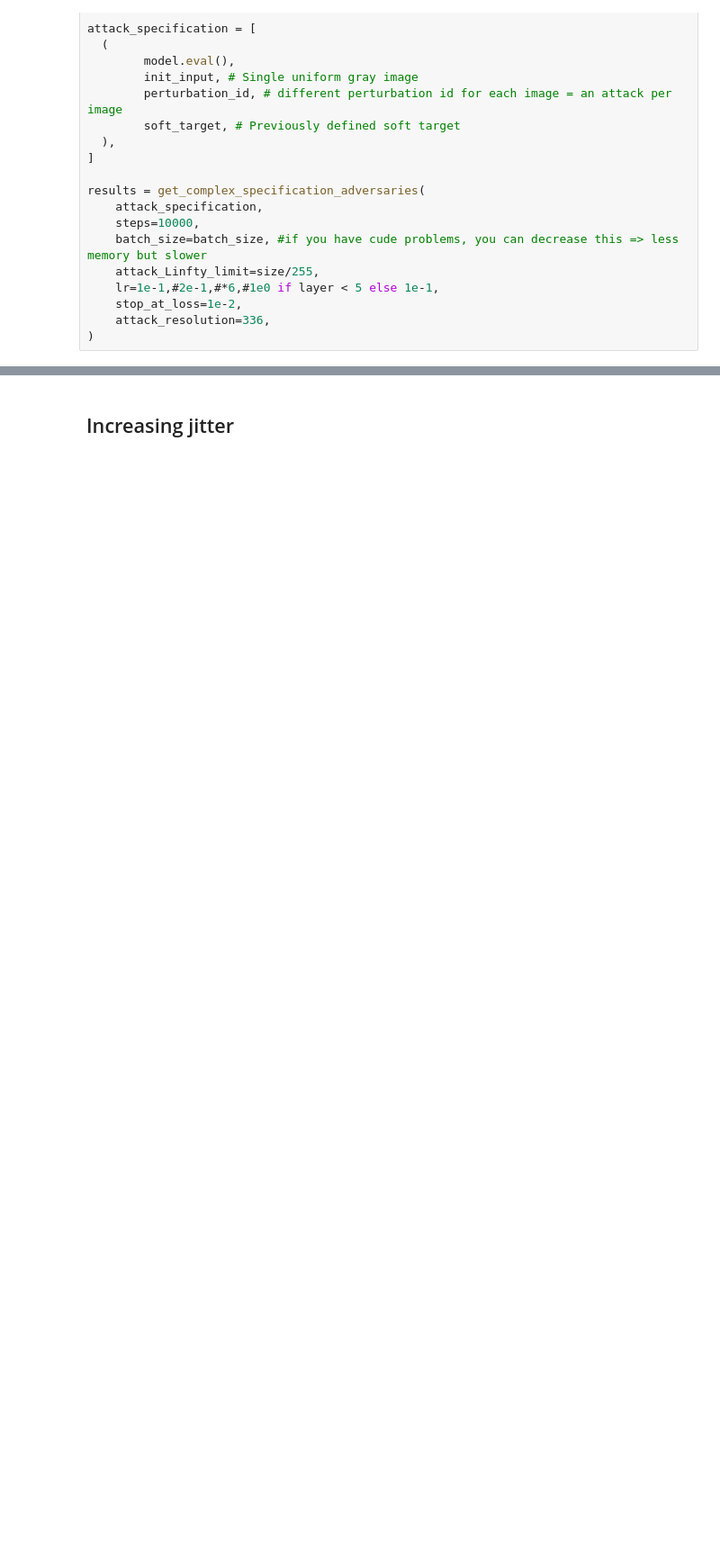
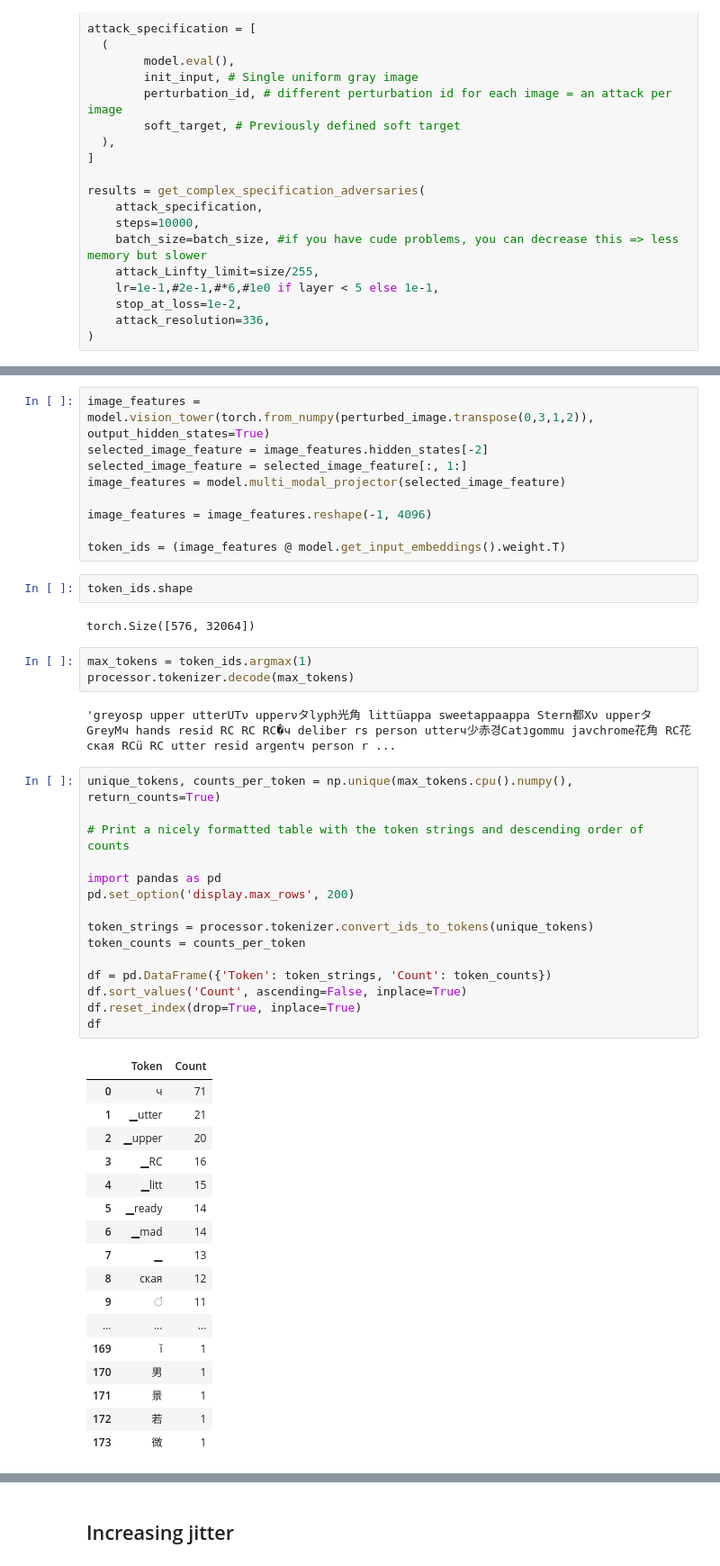
Before and after one commit to kryjak/Pivotal_project, a Jupyter notebook: image_augmentation_poc.ipynb, the cells around one changed output, grey strips where cells are left out. Shown at 90% size. Saved outputs shown, nothing was run; the diff lists cells and outputs as text; blank space fills up the shorter version.

```diff
--- a/multi_resolution_augmentation_poc.ipynb
+++ b/image_augmentation_poc.ipynb
@@ -492,0 +554,51 @@ plt.imshow(perturbed_image[0])
+# %%
+image_features = model.vision_tower(torch.from_numpy(perturbed_image.transpose(0,3,1,2)), output_hidden_states=True)
+selected_image_feature = image_features.hidden_states[-2]
+selected_image_feature = selected_image_feature[:, 1:]
+image_features = model.multi_modal_projector(selected_image_feature)
+
+image_features = image_features.reshape(-1, 4096)
+
+token_ids = (image_features @ model.get_input_embeddings().weight.T)
+# %%
+token_ids.shape
+# %% [output]
+torch.Size([576, 32064])
+# %%
+max_tokens = token_ids.argmax(1)
+processor.tokenizer.decode(max_tokens)
+# %% [output]
+'greyosp upper utterUTν upperνタlyph光角 littüappa sweetappaappa Stern都Хν upperタ GreyМч hands resid RC RC RC�ч deliber rs person utterч少赤경Catנgommu javchrome花角 RC花ская RCü RC utter resid argentч person r ...
+# %%
+unique_tokens, counts_per_token = np.unique(max_tokens.cpu().numpy(), return_counts=True)
+
+# Print a nicely formatted table with the token strings and descending order of counts
+
+import pandas as pd
+pd.set_option('display.max_rows', 200)
+
+token_strings = processor.tokenizer.convert_ids_to_tokens(unique_tokens)
+token_counts = counts_per_token
+
+df = pd.DataFrame({'Token': token_strings, 'Count': token_counts})
+df.sort_values('Count', ascending=False, inplace=True)
+df.reset_index(drop=True, inplace=True)
+df
+# %% [output]
+|  | Token | Count |
+| 0 | ч | 71 |
+| 1 | ▁utter | 21 |
+| 2 | ▁upper | 20 |
+| 3 | ▁RC | 16 |
+| 4 | ▁litt | 15 |
+| 5 | ▁ready | 14 |
+| 6 | ▁mad | 14 |
+| 7 | ▁ | 13 |
+| 8 | ская | 12 |
+| 9 | ं | 11 |
+| ... | ... | ... |
+| 169 | ĭ | 1 |
+| 170 | 男 | 1 |
+| 171 | 景 | 1 |
+| 172 | 若 | 1 |
+| 173 | 微 | 1 |
```
Also changed, not shown: parts of 12 cells of this notebook.
